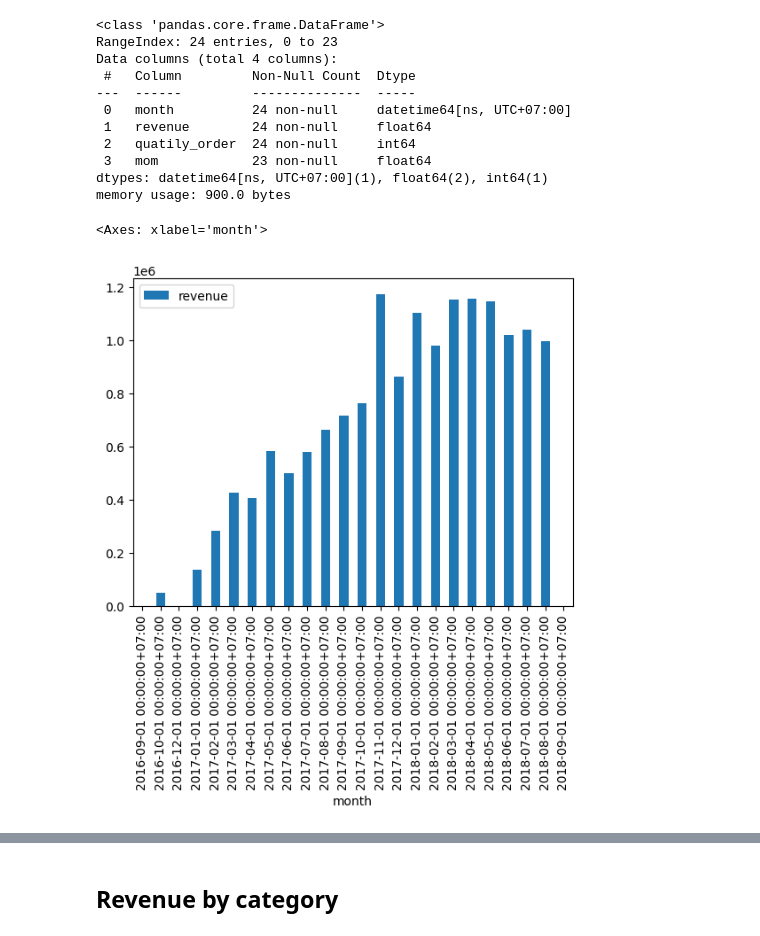
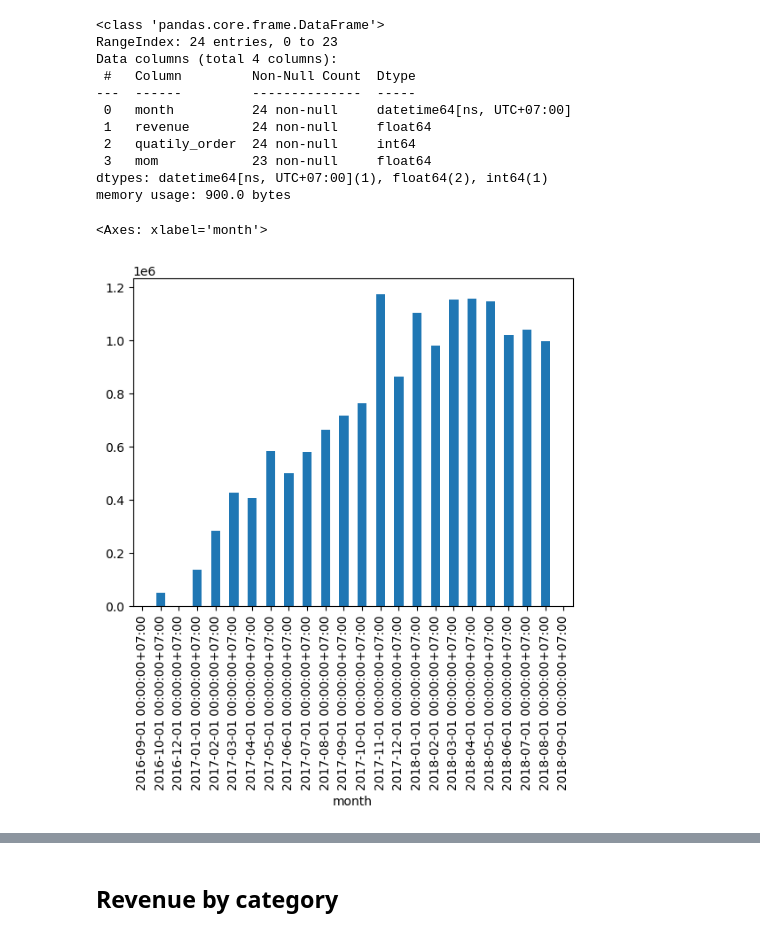
Before and after one commit to DaoNguyetMinh/ecommerce-data-analysis, a Jupyter notebook: Notebooks/Analyst.ipynb, the cells around one changed output, grey strips where cells are left out. Saved outputs shown, nothing was run; the diff lists cells and outputs as text; code cells hidden in the pictures.

```diff
--- a/Notebooks/Analyst.ipynb
+++ b/Notebooks/Analyst.ipynb
@@ -40,7 +40,10 @@ Data columns (total 4 columns):
 dtypes: datetime64[ns, UTC+07:00](1), float64(2), int64(1)
 memory usage: 900.0 bytes
 # %%
-df_revenue_by_month.plot(x = 'month', y = 'revenue', kind='bar')
+df_revenue_by_month = df_revenue_by_month.sort_values('month')
+df_revenue_by_month = df_revenue_by_month.set_index('month')
-# %% [output]
-<Axes: xlabel='month'>
-[figure, removed]
+# %%
+df_revenue_by_month['revenue'].plot(kind='bar')
+# %% [output]
+<Axes: xlabel='month'>
+[figure, added]
```
Also changed, not shown: parts of 8 cells of this notebook, 3 other files.
